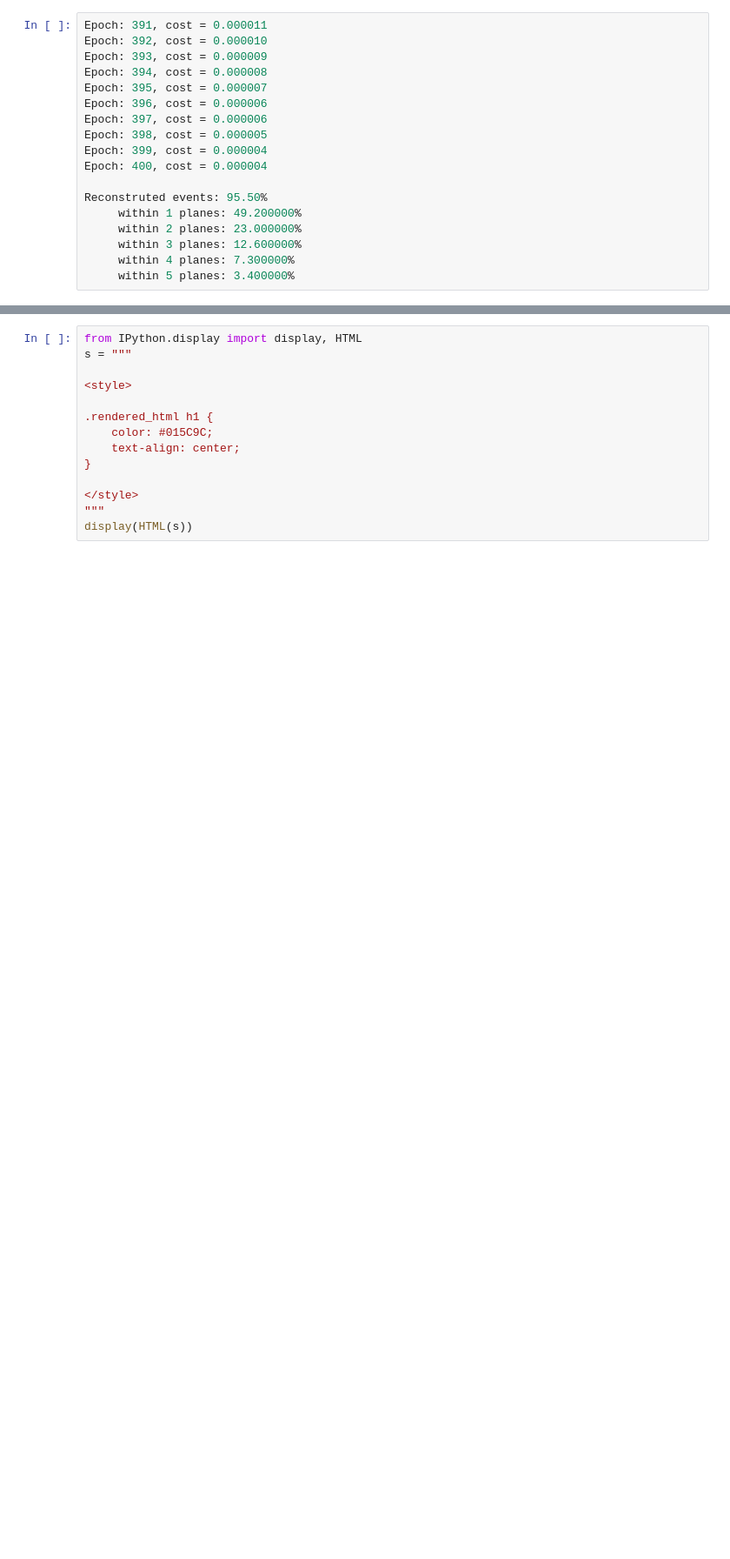
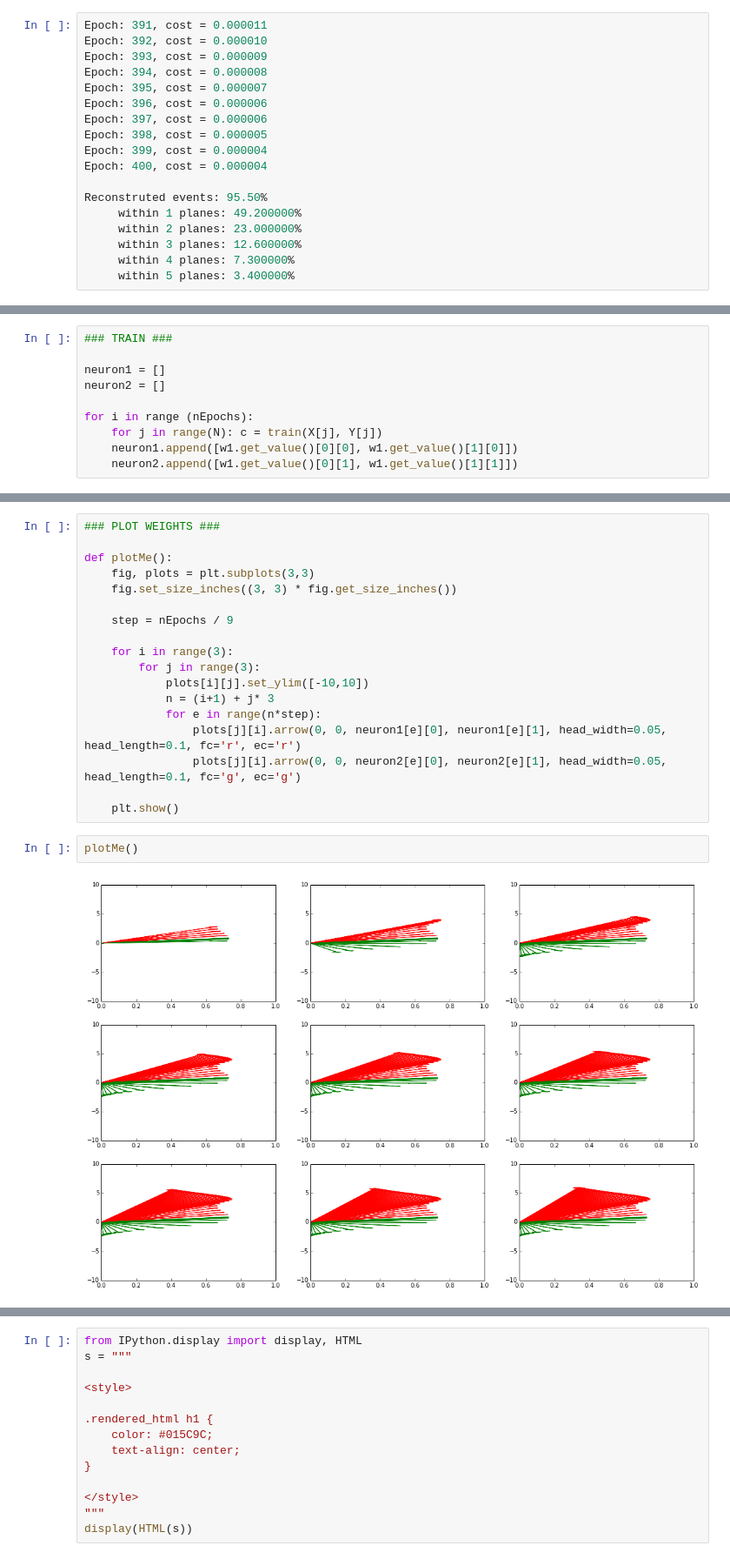
Before and after one commit to TomaszGolan/mlScratchpad, a Jupyter notebook: mlScratchpad_presentation.ipynb, the cells around one changed output, grey strips where cells are left out. Shown at 87% size. Drawn from its saved outputs; the diff is of its cells as text; blank space fills up the shorter version.

```diff
--- a/mlScratchpad_presentation.ipynb
+++ b/mlScratchpad_presentation.ipynb
@@ -1276,0 +1348,10 @@ Reconstruted events: 95.50%
+# %%
+### TRAIN ###
+
+neuron1 = []
+neuron2 = []
+
+for i in range (nEpochs):
+    for j in range(N): c = train(X[j], Y[j])
+    neuron1.append([w1.get_value()[0][0], w1.get_value()[1][0]])
+    neuron2.append([w1.get_value()[0][1], w1.get_value()[1][1]])
@@ -1276,0 +1360,22 @@ Reconstruted events: 95.50%
+# %%
+### PLOT WEIGHTS ###
+
+def plotMe():
+    fig, plots = plt.subplots(3,3)
+    fig.set_size_inches((3, 3) * fig.get_size_inches())
+
+    step = nEpochs / 9
+
+    for i in range(3):
+        for j in range(3):
+            plots[i][j].set_ylim([-10,10])
+            n = (i+1) + j* 3
+            for e in range(n*step):
+                plots[j][i].arrow(0, 0, neuron1[e][0], neuron1[e][1], head_width=0.05, head_length=0.1, fc='r', ec='r')
+                plots[j][i].arrow(0, 0, neuron2[e][0], neuron2[e][1], head_width=0.05, head_length=0.1, fc='g', ec='g')
+
+    plt.show()
+# %%
+plotMe()
+# %% [output]
+[figure, added]
```
Also changed, not shown: parts of 19 cells of this notebook, 9 other files.
